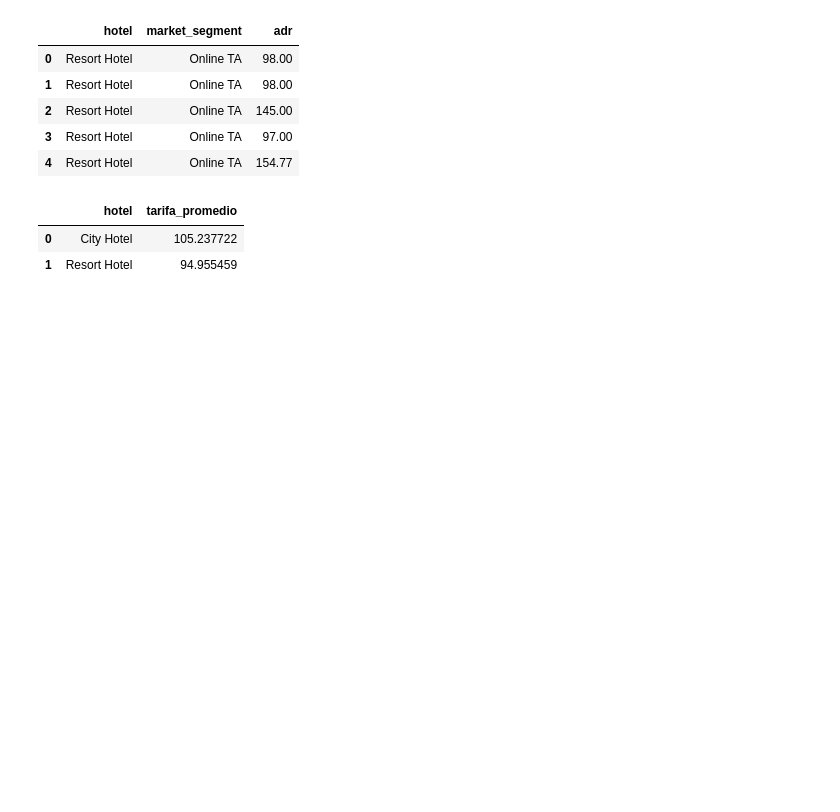
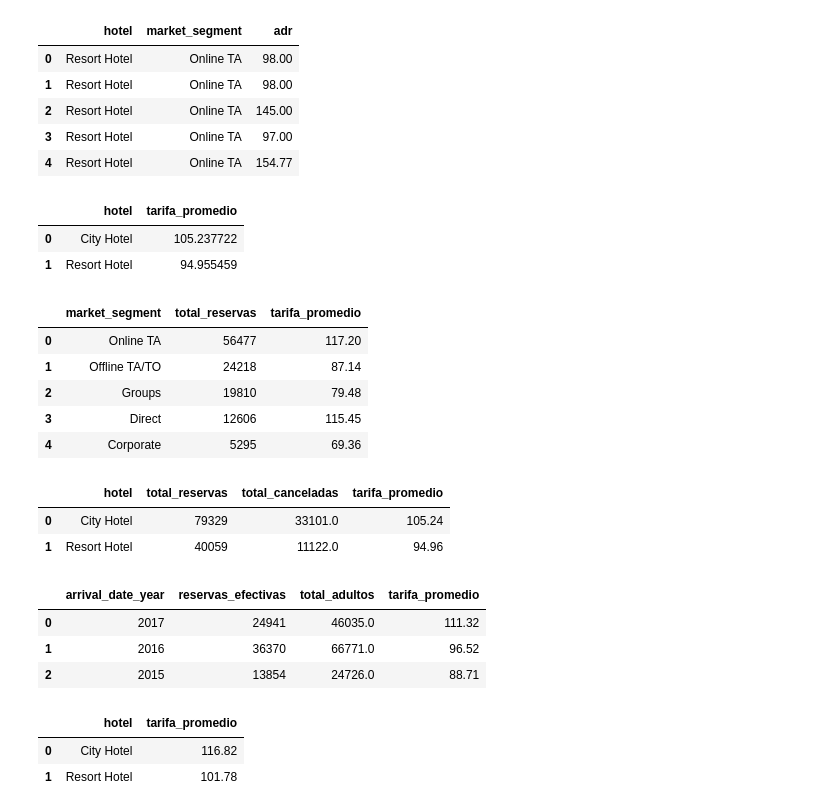
Before and after one commit to luisferdm6/02_analisis_hotelero_pandas, a Jupyter notebook: 01_limpieza_y_agrupaciones_hotel.ipynb, the cells around one changed output. Saved outputs shown, nothing was run; the diff lists cells and outputs as text; code cells hidden in the pictures; blank space fills up the shorter version.

```diff
--- a/01_limpieza_y_agrupaciones_hotel.ipynb
+++ b/01_limpieza_y_agrupaciones_hotel.ipynb
@@ -879,3 +879,69 @@ consulta_agrupada
 |  | hotel | tarifa_promedio |
 | 0 | City Hotel | 105.237722 |
 | 1 | Resort Hotel | 94.955459 |
+# %%
+#¿Cuántas reservas totales ha generado cada canal de venta y cuál es la tarifa promedio diaria que deja cada uno, ordenando del canal con mayor volumen al menor?
+
+consulta_segmentos = duckdb.sql("""
+SELECT market_segment, COUNT(*) AS total_reservas, ROUND(AVG(adr),2) AS tarifa_promedio
+FROM df_real
+GROUP BY market_segment
+HAVING COUNT(*) > 5000
+ORDER BY total_reservas DESC
+""").df()
+
+consulta_segmentos
+# %% [output]
+|  | market_segment | total_reservas | tarifa_promedio |
+| 0 | Online TA | 56477 | 117.20 |
+| 1 | Offline TA/TO | 24218 | 87.14 |
+| 2 | Groups | 19810 | 79.48 |
+| 3 | Direct | 12606 | 115.45 |
+| 4 | Corporate | 5295 | 69.36 |
+# %%
+#Por cada tipo de hotel, ¿cuántas reservas totales se recibieron, cuántas de ellas fueron canceladas y cuál fue la tarifa promedio diaria cobrada?
+
+consulta_hotel_kpis = duckdb.sql("""
+SELECT hotel, COUNT(*) AS total_reservas, SUM(is_canceled) AS total_canceladas, ROUND(AVG(adr), 2) AS tarifa_promedio
+FROM df_real
+GROUP BY hotel
+""").df()
+
+consulta_hotel_kpis
+# %% [output]
+|  | hotel | total_reservas | total_canceladas | tarifa_promedio |
+| 0 | City Hotel | 79329 | 33101.0 | 105.24 |
+| 1 | Resort Hotel | 40059 | 11122.0 | 94.96 |
+# %%
+#Quiero un reporte consolidado por cada año de llegada. Necesito saber cuántas reservas se concretaron con éxito, cuántos adultos totales se recibieron y cuál fue la tarifa promedio cobrada, ordenando el resultado del año más reciente al más antiguo.
+
+consulta_anual = duckdb.sql("""
+    SELECT arrival_date_year, COUNT(*) AS reservas_efectivas, SUM(adults) AS total_adultos, ROUND(AVG(adr), 2) AS tarifa_promedio
+    FROM df_real
+    WHERE is_canceled = 0
+    GROUP BY arrival_date_year
+    ORDER BY arrival_date_year DESC
+""").df()
+
+consulta_anual
+# %% [output]
+|  | arrival_date_year | reservas_efectivas | total_adultos | tarifa_promedio |
+| 0 | 2017 | 24941 | 46035.0 | 111.32 |
+| 1 | 2016 | 36370 | 66771.0 | 96.52 |
+| 2 | 2015 | 13854 | 24726.0 | 88.71 |
+# %%
+#¿Qué hotel registró la tarifa promedio más alta en el año 2017?
+
+consulta_hotel_anual = duckdb.sql("""
+SELECT hotel, ROUND(AVG(adr), 2) AS tarifa_promedio
+FROM df_real
+WHERE is_canceled = 0 AND arrival_date_year = 2017
+GROUP BY hotel
+ORDER BY hotel ASC
+""").df()
+
+consulta_hotel_anual
+# %% [output]
+|  | hotel | tarifa_promedio |
+| 0 | City Hotel | 116.82 |
+| 1 | Resort Hotel | 101.78 |
```
Also changed, not shown: parts of 1 cell of this notebook.
